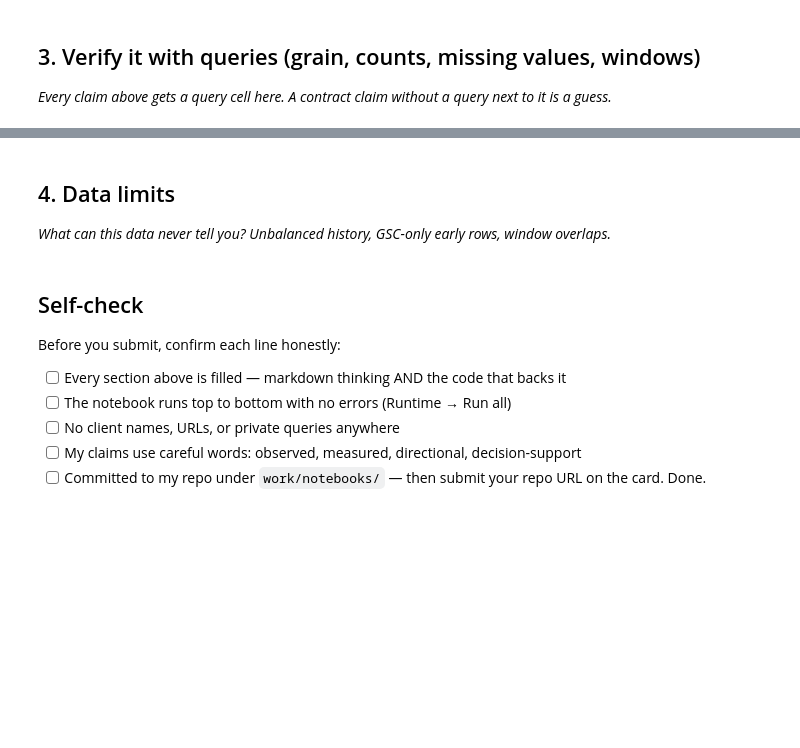
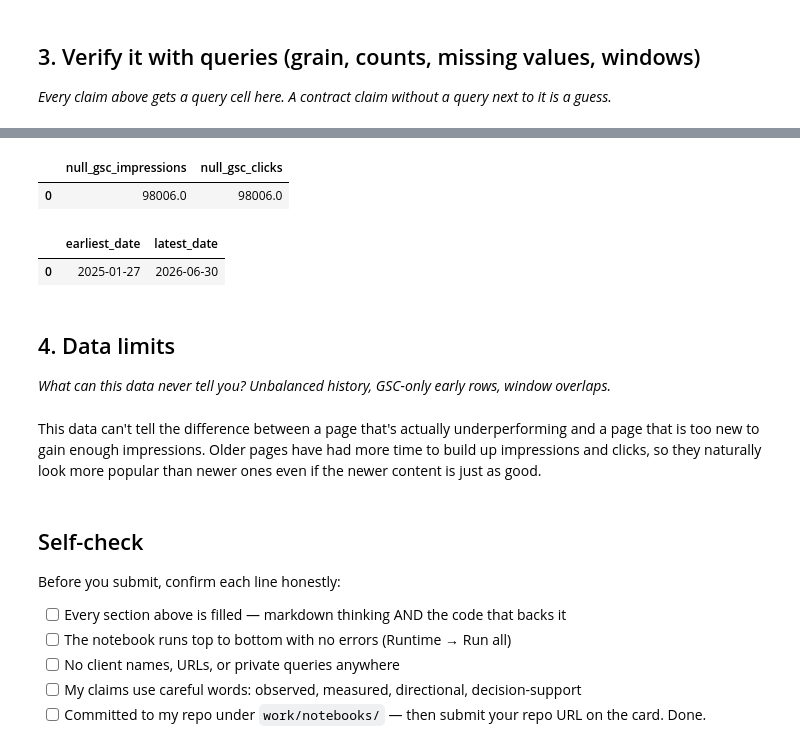
Before and after one commit to tracy030115/flyrank-ml, a Jupyter notebook: work/notebooks/w03_data_contract.ipynb, the cells around one changed output, grey strips where cells are left out. Drawn from its saved outputs; the diff is of its cells as text; code cells hidden in the pictures; blank space fills up the shorter version.

```diff
--- a/work/notebooks/w03_data_contract.ipynb
+++ b/work/notebooks/w03_data_contract.ipynb
@@ -30,7 +88,37 @@ This skeleton is yours to fill. Work the sections **in order** — each one has
+# %%
+# 3. MISSING VALUES
+con.sql(f"""
+    SELECT
+        SUM(CASE WHEN gsc_impressions IS NULL THEN 1 ELSE 0 END) AS null_gsc_impressions,
+        SUM(CASE WHEN gsc_clicks IS NULL THEN 1 ELSE 0 END) AS null_gsc_clicks,
+    FROM (
+        SELECT gsc_impressions, gsc_clicks, gsc_avg_position, ga4_pageviews, ga4_sessions
+        FROM read_parquet('{rel}/fact_content_daily_performance/**/*.parquet')
+    )
+""").df()
+# %% [output]
+|  | null_gsc_impressions | null_gsc_clicks |
+| 0 | 98006.0 | 98006.0 |
+# %%
+# 4. WINDOWS
+con.sql(f"""
+    SELECT
+        MIN(report_date) AS earliest_date,
+        MAX(report_date) AS latest_date
+    FROM (
+        SELECT report_date
+        FROM read_parquet('{rel}/fact_content_daily_performance/**/*.parquet')
+    )
+""").df()
+# %% [output]
+|  | earliest_date | latest_date |
+| 0 | 2025-01-27 | 2026-06-30 |
 # %% [markdown]
 ## 4. Data limits
 
 *What can this data never tell you? Unbalanced history, GSC-only early rows, window overlaps.*
+# %% [markdown]
+This data can't tell the difference between a page that's actually underperforming and a page that is too new to gain enough impressions. Older pages have had more time to build up impressions and clicks, so they naturally look more popular than newer ones even if the newer content is just as good.
 # %%
 # This cell is for CODE (numbers, a query, a check).
 # Write your text answer in the cell ABOVE this one — typing sentences here breaks Run All.
```
Also changed, not shown: parts of 7 cells of this notebook.
